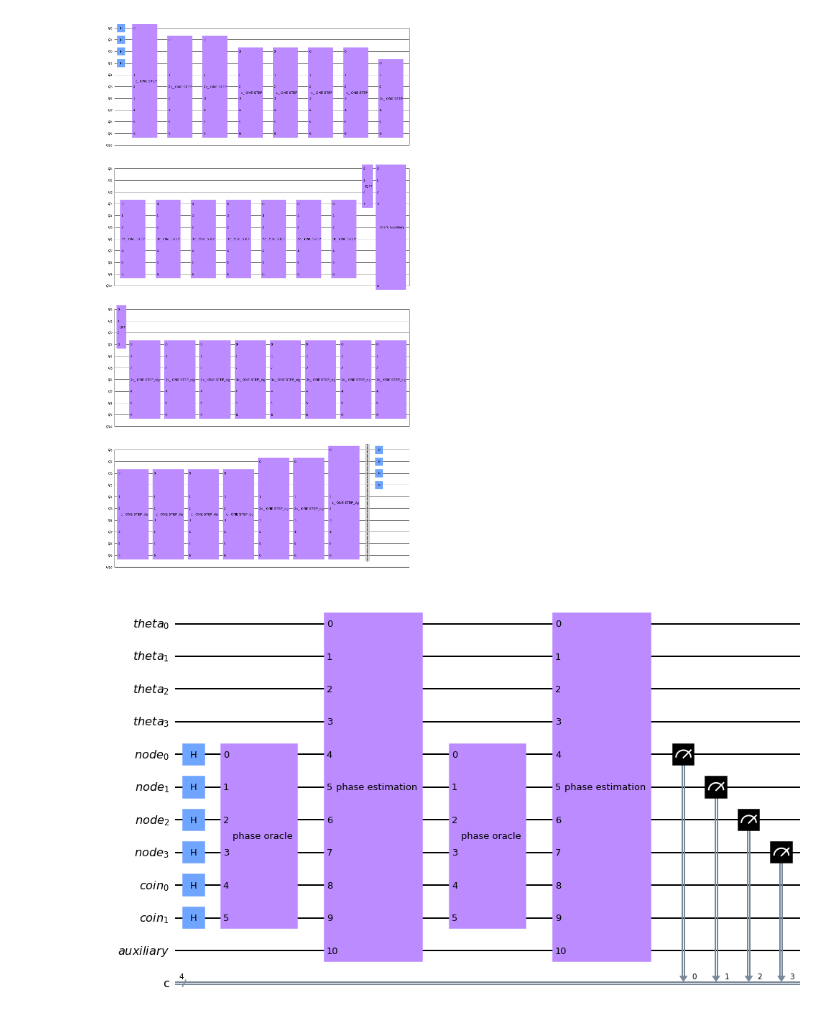
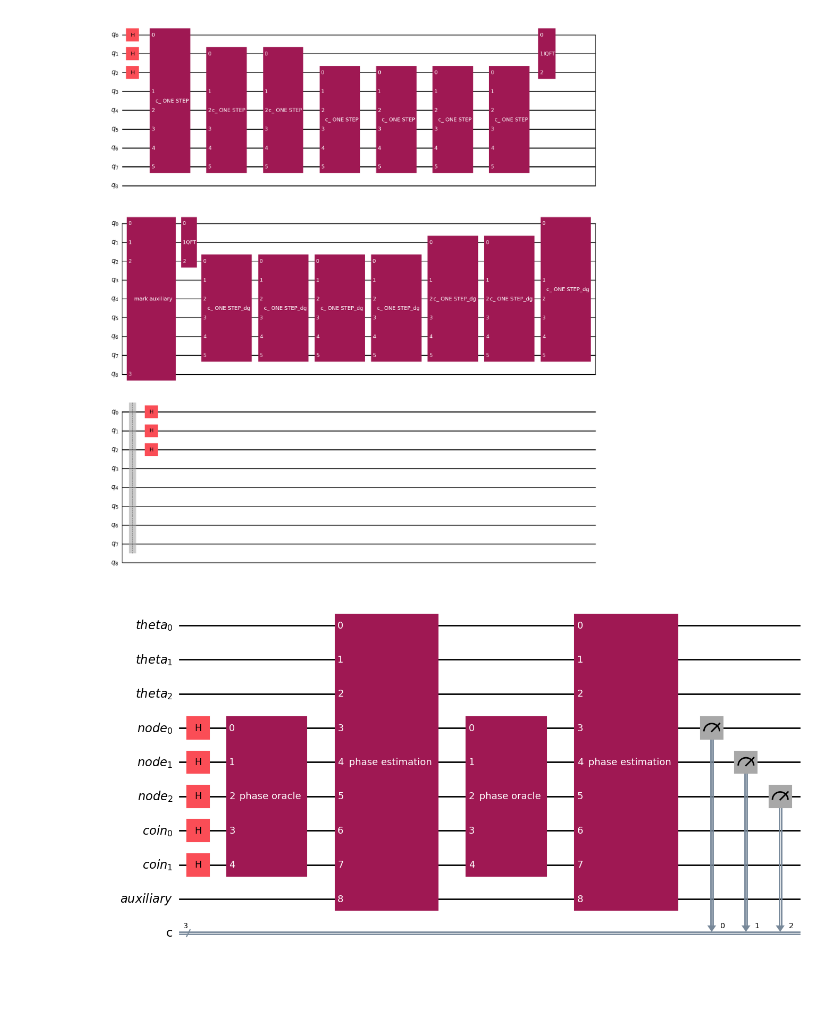
Before and after one commit to Lilith207/PythonForQuantum, a Jupyter notebook: Advanced/Assignment 6/search_4.ipynb, the cells around one changed output. Saved outputs shown, nothing was run; the diff lists cells and outputs as text; code cells hidden in the pictures; blank space fills up the shorter version.

```diff
--- a/Advanced/Assignment 6/search_4.ipynb
+++ b/Advanced/Assignment 6/search_4.ipynb
@@ -26,6 +23,6 @@ def HadamarCoin(qc):
     return qc
 # %%
-one_step_circuit = QuantumCircuit(6, name=' ONE STEP')
+one_step_circuit = QuantumCircuit(5, name=' ONE STEP')
 one_step_circuit = HadamarCoin(one_step_circuit)
 #one_step_circuit = GroverCoin(one_step_circuit)
 one_step_circuit.draw('mpl')
@@ -56,8 +50,8 @@ inv_cont_one_step_gate = inv_cont_one_step.to_instruction()
 cont_one_step = one_step_circuit.control()
 cont_one_step_gate = cont_one_step.to_instruction()
 # %%
-inv_qft_gate = QFT(4, inverse=True).to_instruction()
-qft_gate = QFT(4, inverse=False).to_instruction()
+inv_qft_gate = QFT(3, inverse=True).to_instruction()
+qft_gate = QFT(3, inverse=False).to_instruction()
 
-QFT(4, inverse=True).decompose().draw("mpl")
+QFT(3, inverse=True).decompose().draw("mpl")
 # %% [output]
@@ -84,11 +81,11 @@ phase_circuit.draw('mpl')
 # %%
 # Mark q_4 if the other qubits are non-zero
-mark_auxiliary_circuit = QuantumCircuit(5, name=' mark auxiliary ')
-mark_auxiliary_circuit.x([0,1,2,3,4])
-mark_auxiliary_circuit.mct([0,1,2,3], 4)
-mark_auxiliary_circuit.z(4)
-mark_auxiliary_circuit.mct([0,1,2,3], 4)
-mark_auxiliary_circuit.x([0,1,2,3,4])
+mark_auxiliary_circuit = QuantumCircuit(4, name=' mark auxiliary ')
+mark_auxiliary_circuit.x([0,1,2,3])
+mark_auxiliary_circuit.mcx([0,1,2],3)
+mark_auxiliary_circuit.z(3)
+mark_auxiliary_circuit.mcx([0,1,2],3)
+mark_auxiliary_circuit.x([0,1,2,3])
 
 mark_auxiliary_gate = mark_auxiliary_circuit.to_instruction()
 mark_auxiliary_circuit.draw('mpl')
@@ -97,55 +94,54 @@ mark_auxiliary_circuit.draw('mpl')
 # %%
 # Phase estimation
-phase_estimation_circuit = QuantumCircuit(11, name=' phase estimation ')
-phase_estimation_circuit.h([0,1,2,3])
-for i in range(0,4):
+phase_estimation_circuit = QuantumCircuit(9, name=' phase estimation ')
+phase_estimation_circuit.h([0,1,2])
+for i in range(0,3):
     stop = 2**i
     for j in range(0,stop):
-        phase_estimation_circuit.append(cont_one_step, [i,4,5,6,7,8,9])
+        phase_estimation_circuit.append(cont_one_step, [i,3,4,5,6,7])
 
 # Inverse fourier transform
-phase_estimation_circuit.append(inv_qft_gate, [0,1,2,3])
+phase_estimation_circuit.append(inv_qft_gate, [0,1,2])
 
 # Mark all angles theta that are not 0 with an auxiliary qubit
-phase_estimation_circuit.append(mark_auxiliary_gate, [0,1,2,3,10])
+phase_estimation_circuit.append(mark_auxiliary_gate, [0,1,2,8])
 
 # Reverse phase estimation
-phase_estimation_circuit.append(qft_gate, [0,1,2,3])
+phase_estimation_circuit.append(qft_gate, [0,1,2])
 
-for i in range(3,-1,-1):
+for i in range(2,-1,-1):
     stop = 2**i
     for j in range(0,stop):
-        phase_estimation_circuit.append(inv_cont_one_step, [i,4,5,6,7,8,9])
-phase_estimation_circuit.barrier(range(0,10))
-phase_estimation_circuit.h([0,1,2,3])
+        phase_estimation_circuit.append(inv_cont_one_step, [i,3,4,5,6,7])
+phase_estimation_circuit.barrier(range(0,8))
+phase_estimation_circuit.h([0,1,2])
 
 # Make phase estimation gate
 phase_estimation_gate = phase_estimation_circuit.to_instruction()
 phase_estimation_circuit.draw('mpl')
 # %% [output]
-[figure, old version]
+[figure, new version]
 # %%
 # Implementation of the full quantum walk search algorithm
-theta_q = QuantumRegister(4, 'theta')
-node_q = QuantumRegister(4, 'node')
+theta_q = QuantumRegister(3, 'theta')
+node_q = QuantumRegister(3, 'node')
 coin_q = QuantumRegister(2, 'coin')
 auxiliary_q = QuantumRegister(1, 'auxiliary')
-creg_c2 = ClassicalRegister(4, 'c')
+creg_c2 = ClassicalRegister(3, 'c')
 circuit = QuantumCircuit(theta_q, node_q, coin_q, auxiliary_q, creg_c2)
 # Apply Hadamard gates to the qubits that represent the nodes and the coin
-circuit.h([4,5,6,7,8,9])
+circuit.h([3,4,5,6,7])
 iterations = 2
 
 for i in range(0,iterations):
-    circuit.append(phase_oracle_gate, [4,5,6,7,8,9])
-    circuit.append(phase_estimation_gate, [0,1,2,3,4,5,6,7,8,9,10])
+    circuit.append(phase_oracle_gate, [3,4,5,6,7])
+    circuit.append(phase_estimation_gate, [0,1,2,3,4,5,6,7,8])
 
 circuit.measure(node_q[0], creg_c2[0])
 circuit.measure(node_q[1], creg_c2[1])
 circuit.measure(node_q[2], creg_c2[2])
-circuit.measure(node_q[3], creg_c2[3])
 circuit.draw('mpl')
 # %% [output]
-[figure, old version]
+[figure, new version]
 # %%
 
```
Also changed, not shown: parts of 10 cells of this notebook, 2 other files.
